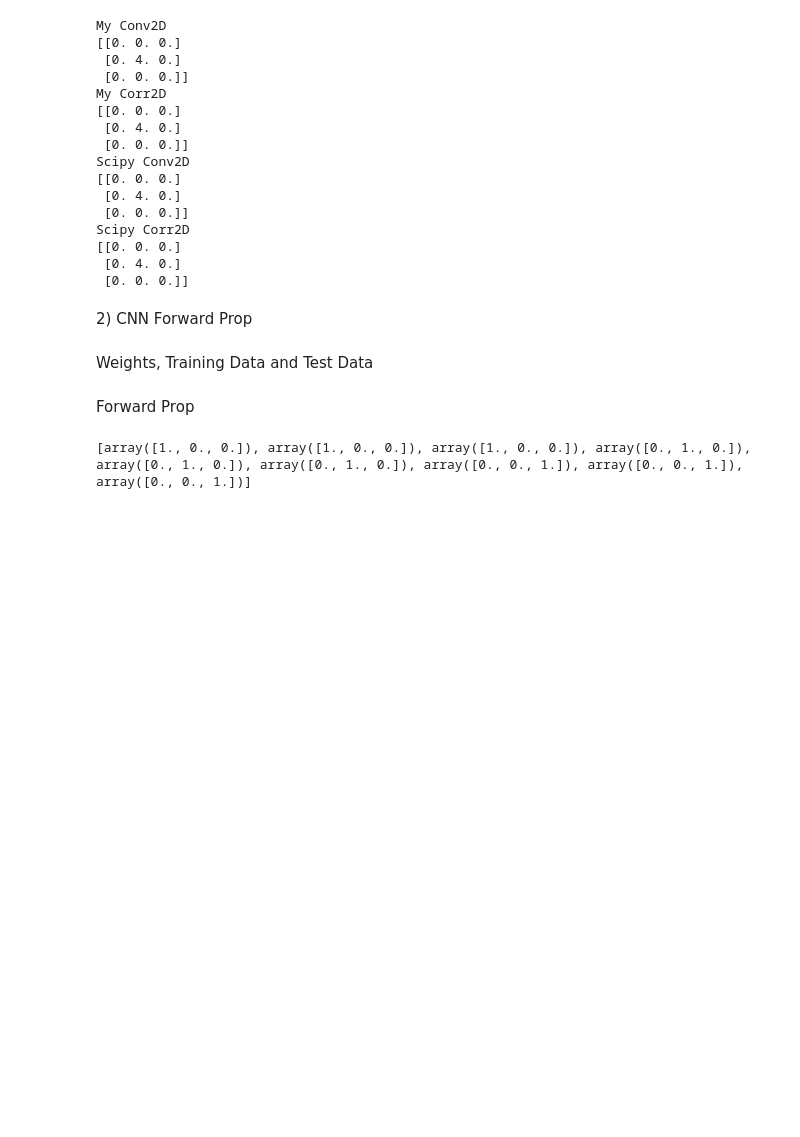
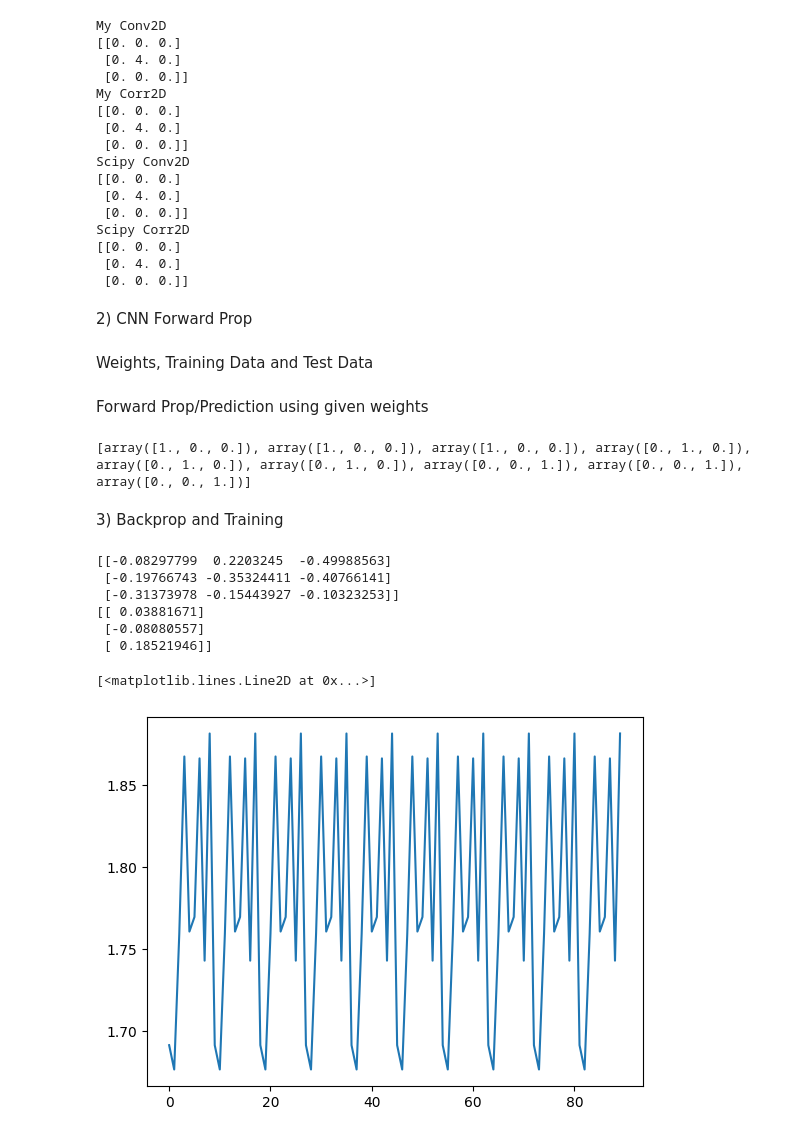
Before and after one commit to dvsh-n/Simple-CNN, a Jupyter notebook: main.ipynb, the cells around one changed output. Cells and saved outputs as stored; diff of their text form; code cells hidden in the pictures; blank space fills up the shorter version.

```diff
--- a/main.ipynb
+++ b/main.ipynb
@@ -175,17 +175,15 @@ image7by7t[2,3,:] = np.array([0,0,0,1,0,0,0])
 image7by7t[2,4,:] = np.array([0,0,1,0,0,0,0])
 image7by7t[2,5,:] = np.array([0,1,1,1,1,1,0])
 # %% [markdown]
-Forward Prop
+Forward Prop/Prediction using given weights
 # %%
-import matplotlib.pyplot as plt
-
 def categorize(X):
     res = np.zeros(len(X),float)
     max_idx = X.tolist().index(max(X.tolist()))
     res[max_idx] = 1.0
     return res
 
-def CNN_forward_prop(images, W1, W2, stride):
+def CNN_pred(images, W1, W2, stride):
     res_OH = []
     for i in range(images.shape[0]):
         X1 = Conv2D(images[i,:,:], W1, stride)
@@ -193,7 +191,57 @@ def CNN_forward_prop(images, W1, W2, stride):
         res_OH.append(categorize(X2))
     return res_OH
 
-res = CNN_forward_prop(image7by7, W1, W2, 2)
-print(res)
+pred = CNN_pred(image7by7, W1, W2, 2)
+print(pred)
 # %% [output]
 [array([1., 0., 0.]), array([1., 0., 0.]), array([1., 0., 0.]), array([0., 1., 0.]), array([0., 1., 0.]), array([0., 1., 0.]), array([0., 0., 1.]), array([0., 0., 1.]), array([0., 0., 1.])]
+# %% [markdown]
+3\) Backprop and Training
+# %%
+import matplotlib.pyplot as plt
+
+def CNN_forward_prop(image, W1, W2, stride):
+    X1 = Conv2D(image, W1, stride)
+    X2 = np.dot(X1, W2)
+    return X2, X1
+
+def CNN_backward_prop(T, X1, X2, W1, W2, image):
+    dZ_dX2 = 2*(X2-T).reshape(3,1)
+    dX2_dX1 = (W2.T).reshape(3,1)
+    dZ_dW2 = np.dot(X1.T, dZ_dX2)
+    dZ_dW1 = Corr2D(image, np.dot(dZ_dX2,dX2_dX1.T), 2)
+    return dZ_dW2, dZ_dW1
+
+def CNN_train(images, target, alpha = 5e-6):
+    np.random.seed(1)
+    W1 = (np.random.rand(3,3)-0.5)
+    W2 = (np.random.rand(3)-0.5).reshape(3,1)
+
+    errors = []
+    max_epochs = 10
+
+    for i in range(max_epochs):
+        for image_idx in range(images.shape[0]):
+            X2, X1 = CNN_forward_prop(images[image_idx,:,:], W1, W2, 2)
+            errors.append(np.linalg.norm(X2-target[image_idx]))
+            dW2, dW1 = CNN_backward_prop(target[image_idx].reshape(3,1), X1, X2, W1, W2, images[image_idx])
+            W2 -= alpha*dW2
+            W1 -= alpha*dW1
+
+    return W1, W2, errors
+
+W1, W2, errors = CNN_train(image7by7, target, alpha=5e-10)
+
+print(W1)
+print(W2)
+
+plt.plot(errors)
+# %% [output]
+[[-0.08297799  0.2203245  -0.49988563]
+ [-0.19766743 -0.35324411 -0.40766141]
+ [-0.31373978 -0.15443927 -0.10323253]]
+[[ 0.03881671]
+ [-0.08080557]
+ [ 0.18521946]]
+[<matplotlib.lines.Line2D at 0x...>]
+[figure, added]
```
